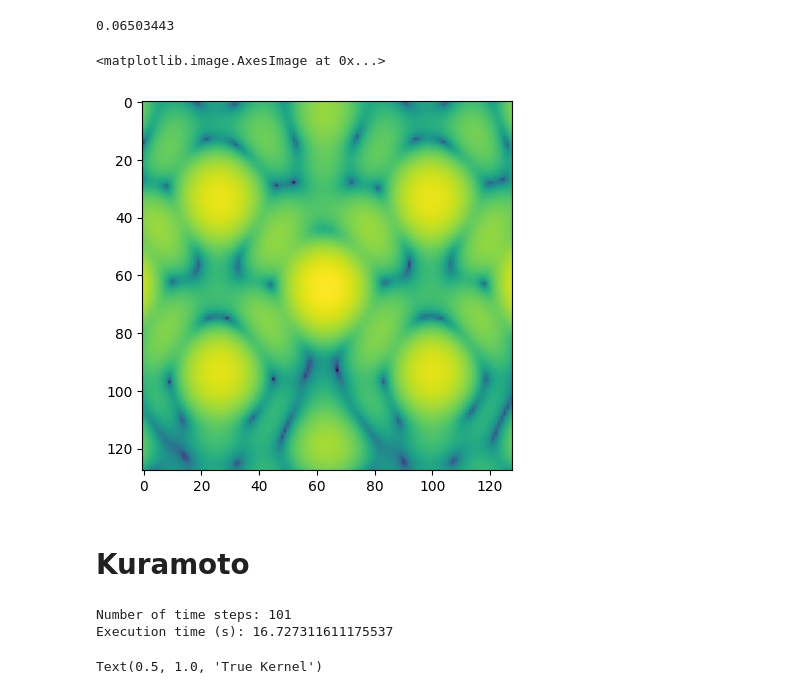
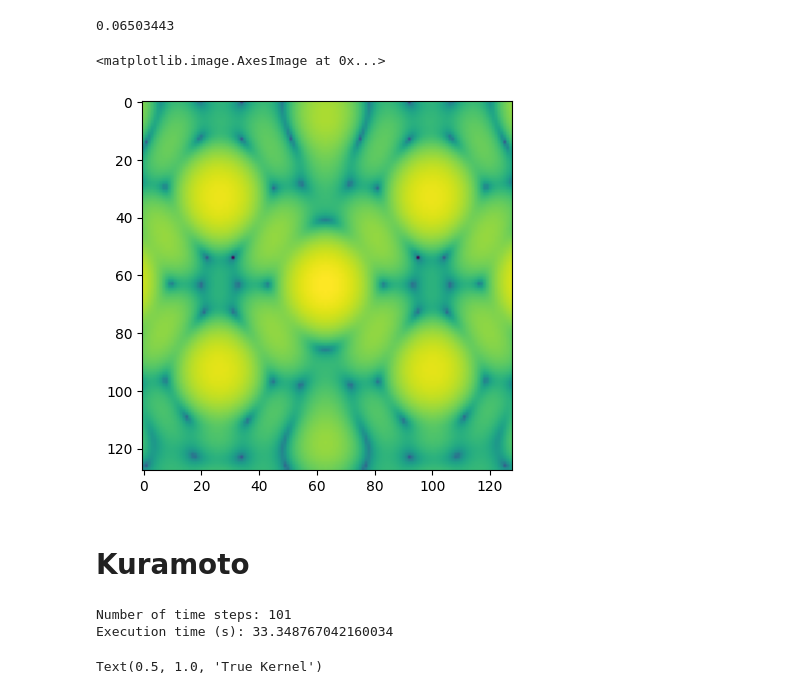
Before and after one commit to ccsommerfield/AI-DINO, a Jupyter notebook: Workflow.ipynb, the cells around one changed output. Drawn from its saved outputs; the diff is of its cells as text; code cells hidden in the pictures.

```diff
--- a/Workflow.ipynb
+++ b/Workflow.ipynb
@@ -29,4 +29,4 @@ from torchdiffeq import odeint, odeint_adjoint
 
 
 dtype = torch.float32
-device ='cuda:3' if torch.cuda.is_available() else 'cpu'
+device ='cuda:2' if torch.cuda.is_available() else 'cpu' #change depending on what is open
@@ -1977,10 +1981,10 @@ scattering_perf = CoherentScattering(crystal = crystal,
 inten_perf = scattering_perf.get_intensity(d=(10,10,10), shape_mask = 'circle', r_out = 20)
 inten_perf = inten_perf[None,:,:]
 # %%
-plt.imshow(inten_dis[0,:,:].cpu(), norm=colors.LogNorm())
+plt.imshow(inten_perf[0,:,:].cpu(), norm=colors.LogNorm())
 # %% [output]
 <matplotlib.image.AxesImage at 0x...>
-[figure, old version]
+[figure, new version]
 # %%
 inten_dis = scattering.get_intensity(d=(10,10,10), scale=5e-10, model = 'Random', lambda_max = 1e+7, poisson = True, index = 1,
                                      shape_mask = 'circle', r_out = 20)
@@ -1994,7 +1998,8 @@ args = {'N': 50,
         'K': 4.,
         's': 1.5
        }
-M = 1 # Number of initial conditions
+M = 2 # Number of initial conditions -- > try to alter to help convergence
+# If M gets too large it might not have the memory to run, so have to batch
 
 kuramoto = Kuramoto(args, method, dtype).to(device)
 y0 = kuramoto.init_state(M)
@@ -2013,7 +2018,7 @@ y = y[t0:] # Exclude initial transients from time series
 print('Execution time (s):', time.time() - ts)
 # %% [output]
 Number of time steps: 101
-Execution time (s): 16.727311611175537
+Execution time (s): 33.348767042160034
 # %%
 kernel = kuramoto.conv.weight.squeeze().cpu()
 vmax = kernel.abs().max()
```
Also changed, not shown: parts of 9 cells of this notebook, 1 other file.
